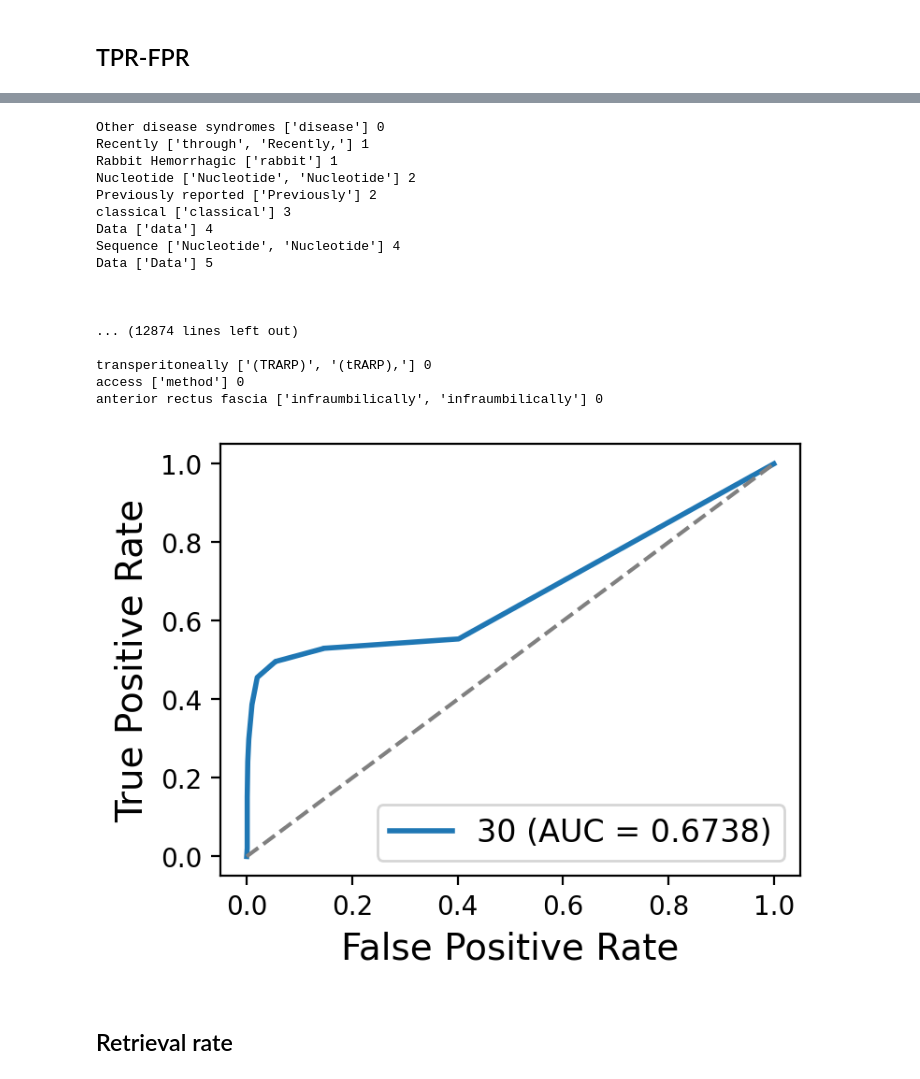
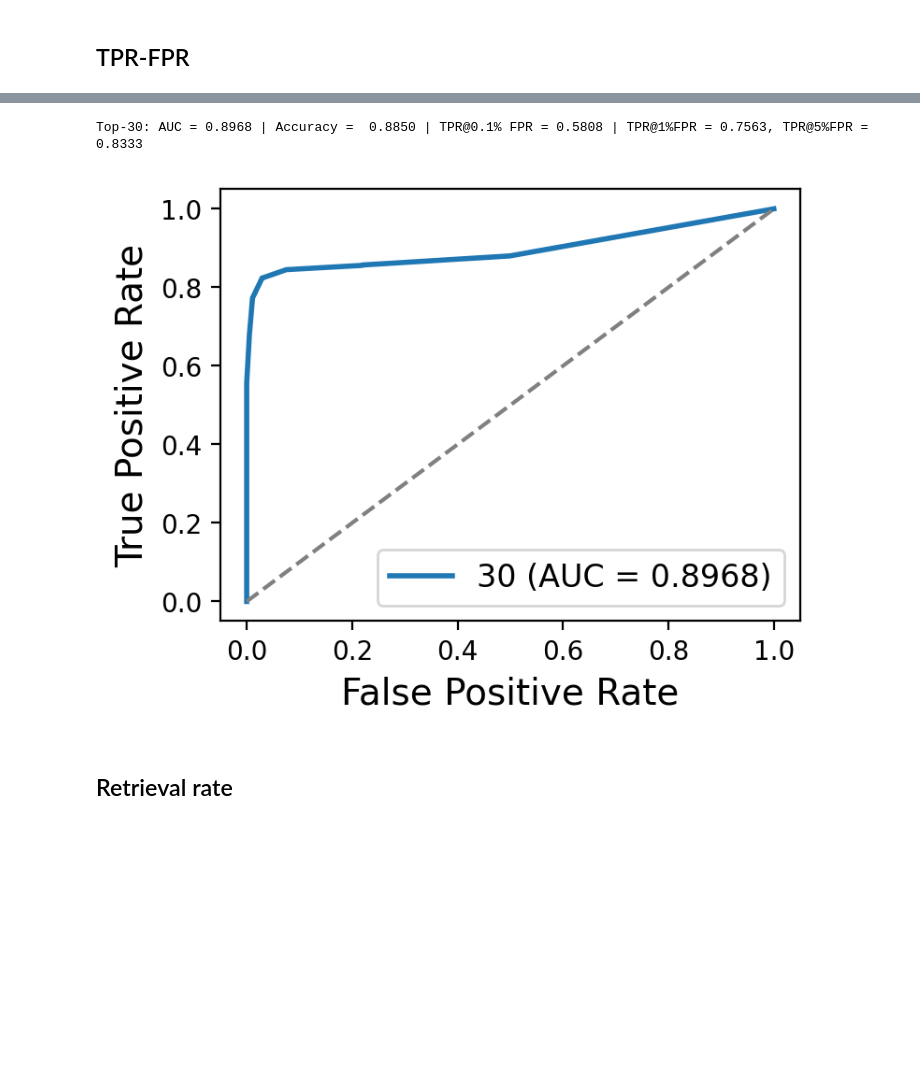
Before and after one commit to ali7naseh/RAG_MIA, a Jupyter notebook: analysis.ipynb, the cells around one changed output, grey strips where cells are left out. Saved outputs shown, nothing was run; the diff lists cells and outputs as text; code cells hidden in the pictures; blank space fills up the shorter version.

```diff
--- a/analysis.ipynb
+++ b/analysis.ipynb
@@ -9,6 +9,10 @@ import os
 import re
 from collections import Counter
 import string
+import seaborn as sns
+
+# Increase figure DPI
+plt.rcParams['figure.dpi'] = 500
 # %%
 def extract_yes_no(answer):
     """Extract 'Yes' or 'No' from a response."""
@@ -128,7 +132,7 @@ def get_mba_scores(data):
     for doc_id, doc_data in data.items():
         answers = doc_data['answers']
         llm_responses = doc_data['llm_responses'][0]  # Assuming the first string in the list
-        pattern = r'\[MASK?_?(\d+)\]:?\s*\**\s*([\w\-\' ]+)'
+        pattern = r'\[?MASK?_?(\d+)\]?:?\s*\**\s*([\w\-\' ]+)'
         matches = re.findall(pattern, llm_responses, re.IGNORECASE) # Extract MASK_{number} and its word
 
         # Validate words against answers
@@ -146,5 +150,18 @@ def get_mba_scores(data):
 
         all_acc.append(accuracy)
     return all_acc
+# %%
+ATTACK_NAME_MAP = {
+    "direct_query": "RAG-MIA",
+    "s2": r"$S^2$-MIA",
+    "mba": "MBA",
+    "mia": "IA",
+}
+COLOR_MAP = {
+    "direct_query": 'C0',
+    "s2": 'C1',
+    "mba": 'C2',
+    "mia": 'C3',
+}
 # %%
 output_dir = 'results/target_docs'
@@ -199,7 +319,7 @@ for i in [5, 10, 15, 20, 25, 30]:
         accuracy = (predicted_labels == labels).mean()
         # See what FPR this threshold corresponds to
         fpr_corresponding = fpr[j]
-        accuracies[int(i * threshold / 100)] = float(accuracy), float(fpr_corresponding)
+        accuracies[int(j * threshold / 100)] = float(accuracy), float(fpr_corresponding)
 
     # Find threshold that yields FPR of FPR_FOR_AUC or less
     threshold_for_auc = thresholds[np.where(fpr <= FPR_FOR_AUC)[0][-1]]
@@ -212,54 +332,38 @@ for i in [5, 10, 15, 20, 25, 30]:
     tpr_0_1_fpr = find_tpr_at_fpr(fpr, tpr, 0.001)
 
     # Print TPR values at the specified FPR thresholds
-    print(f'Top-{i}: AUC = {roc_auc:.4f} | Accuracy =  {accuracy:.4f} | TPR@5% FPR = {tpr_5_fpr:.4f} | TPR@1%FPR = {tpr_1_fpr:.4f}, TPR@0.1%FPR = {tpr_0_1_fpr:.4f}')
+    print(f'Top-{i}: AUC = {roc_auc:.4f} | Accuracy =  {accuracy:.4f} | TPR@0.1% FPR = {tpr_0_1_fpr:.4f} | TPR@1%FPR = {tpr_1_fpr:.4f}, TPR@5%FPR = {tpr_5_fpr:.4f}')
 
     # Plot ROC curve for the current 'top'
     plt.plot(fpr, tpr, lw=2, label=f'{i} (AUC = {roc_auc:.4f})')
 
     # for i in range(len(fpr)):
         # print(f'FPR: {fpr[i]:.4f}, TPR: {tpr[i]:.4f}')
     # Print accuracies
     """
     for k, v in accuracies.items():
         print(f'Threshold: {k} with FPR {v[1]: .3f}, Accuracy: {v[0]:.3f}')
     print()
     """
 
 # Add plot details
 plt.plot([0, 1], [0, 1], color='gray', linestyle='--')  # Diagonal line for reference
 # Add log-log scaling if specified
 if log_scale:
     plt.semilogx()
     plt.semilogy()
     plt.xlim(1e-3, 1)
     plt.ylim(1e-3, 1)
 
 plt.xlabel('False Positive Rate', fontsize=14)
 plt.ylabel('True Positive Rate', fontsize=14)
 plt.legend(loc="lower right", fontsize=12)
 
 # Show the plot
 plt.show()
 # %% [output]
-Other disease syndromes ['disease'] 0
-Recently ['through', 'Recently,'] 1
-Rabbit Hemorrhagic ['rabbit'] 1
-Nucleotide ['Nucleotide', 'Nucleotide'] 2
-Previously reported ['Previously'] 2
-classical ['classical'] 3
-Data ['data'] 4
-Sequence ['Nucleotide', 'Nucleotide'] 4
-Data ['Data'] 5
-
-
-
-... (12874 lines left out)
-
-transperitoneally ['(TRARP)', '(tRARP),'] 0
-access ['method'] 0
-anterior rectus fascia ['infraumbilically', 'infraumbilically'] 0
+Top-30: AUC = 0.8968 | Accuracy =  0.8850 | TPR@0.1% FPR = 0.5808 | TPR@1%FPR = 0.7563, TPR@5%FPR = 0.8333
-[figure, old version]
+[figure, new version]
 # %% [markdown]
 ## Retrieval rate
 # %%
```
Also changed, not shown: parts of 7 cells of this notebook, 1 other file.
